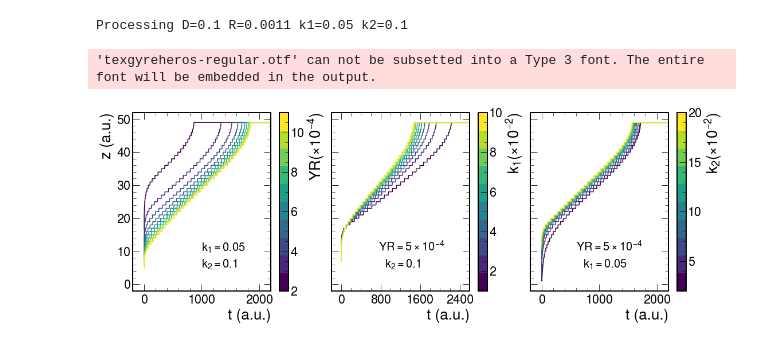
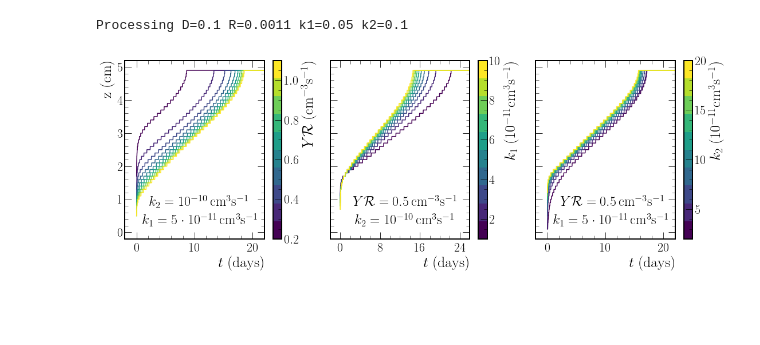
Before and after one commit to chrispap95/oxygen-diffusion-paper, a Jupyter notebook: notebooks/RunGPUSimulation_scan.ipynb, the cells around one changed output. Drawn from its saved outputs; the diff is of its cells as text; code cells hidden in the pictures; blank space fills up the shorter version.

```diff
--- a/notebooks/RunGPUSimulation_scan.ipynb
+++ b/notebooks/RunGPUSimulation_scan.ipynb
@@ -103,7 +105,10 @@ def run_sim(D, R, k1, k2):
     times = times - times[0]
     maximum = np.array(maximum)
     maximum = maximum / 10
-    label = f"D_{D}_R_{R}_k1_{k1}_k2_{k2}".replace(".", "p")
-    np.save(f"../data/sim_{label}", maximum)
+    label=f"D_{D}_R_{R}_k1_{k1}_k2_{k2}".replace(".", "p")
+    np.save(
+        f"../data/sim_{label}",
+        maximum
+    )
 # %%
 D = 0.1
@@ -129,20 +134,20 @@ def plot_sim(D, R_arr, k1_arr, k2_arr):
     for R in R_arr:
         filename = f"D_{D}_R_{R}_k1_{k1}_k2_{k2}".replace(".", "p")
         maximum = np.load(f"../data/sim_{filename}.npy")
-        times = np.linspace(0, 9999, 9999)
-        ax1.plot(times, maximum * 10)
-    scale = 0.0001
+        times = np.linspace(0, 99.99, 9999)
+        ax1.plot(times, maximum)
+    scale = 0.001
     cmap = plt.get_cmap("viridis", N)
-    norm = colors.Normalize(vmin=R_arr[0] / scale, vmax=R_arr[-1] / scale)
+    norm = colors.Normalize(vmin=R_arr[0]/scale, vmax=R_arr[-1]/scale)
     sm = plt.cm.ScalarMappable(cmap=cmap, norm=norm)
     sm.set_array([])
-    plt.colorbar(sm, ax=ax1, label=r"$YR (\times10^{-4})$", orientation="vertical")
-    ax1.set_xlim(-200, 2200)
-    ax1.set_ylim(-2, 52)
-    ax1.set_xlabel("t (a.u.)")
-    ax1.set_ylabel("z (a.u.)")
-    ax1.text(1000, 10, f"$k_1={k1}$", fontsize=20)
-    ax1.text(1000, 5, f"$k_2={k2}$", fontsize=20)
+    plt.colorbar(sm, ax=ax1, label=r"$Y\mathcal{R}$ $(\mathrm{cm}^{-3}\mathrm{s}^{-1})$", orientation="vertical")
+    ax1.set_xlim(-2, 22)
+    ax1.set_ylim(-0.2, 5.2)
+    ax1.set_xlabel(r"$t$ $(\mathrm{days})$")
+    ax1.set_ylabel(r"$\mathrm{z}$ $(\mathrm{cm})$")
+    ax1.text(2.2, 0.8, r"$k_2=10^{-10}\,\mathrm{cm}^{3}\mathrm{s}^{-1}$", fontsize=24)
+    ax1.text(1, 0.25, r"$k_1=5\cdot10^{-11}\,\mathrm{cm}^{3}\mathrm{s}^{-1}$", fontsize=24)
 
     N = len(k1_arr)
     color_cycle = plt.cycler(color=plt.cm.viridis(np.linspace(0, 1, N)))
@@ -152,59 +157,58 @@ def plot_sim(D, R_arr, k1_arr, k2_arr):
     for k1 in k1_arr:
         filename = f"D_{D}_R_{R}_k1_{k1}_k2_{k2}".replace(".", "p")
         maximum = np.load(f"../data/sim_{filename}.npy")
-        times = np.linspace(0, 9999, 9999)
-        ax2.plot(times, maximum * 10)
+        times = np.linspace(0, 99.99, 9999)
+        ax2.plot(times, maximum)
     scale = 0.01
     cmap = plt.get_cmap("viridis", N)
-    norm = colors.Normalize(vmin=k1_arr[0] / scale, vmax=k1_arr[-1] / scale)
+    norm = colors.Normalize(vmin=k1_arr[0]/scale, vmax=k1_arr[-1]/scale)
     sm = plt.cm.ScalarMappable(cmap=cmap, norm=norm)
     sm.set_array([])
-    plt.colorbar(sm, ax=ax2, label=r"$k_1 (\times10^{-2})$", orientation="vertical")
-    ax2.xaxis.set_major_locator(MultipleLocator(800))
-    ax2.xaxis.set_minor_locator(MultipleLocator(200))
-    ax2.set_xlim(-200, 2600)
-    ax2.set_ylim(-2, 52)
-    ax2.set_xlabel("t (a.u.)")
+    plt.colorbar(sm, ax=ax2, label=r"$k_1$ $(10^{-11}\mathrm{cm}^{3}\mathrm{s}^{-1})$", orientation="vertical")
+    ax2.xaxis.set_major_locator(MultipleLocator(8))
+    ax2.xaxis.set_minor_locator(MultipleLocator(2))
+    ax2.set_xlim(-2, 26)
+    ax2.set_ylim(-0.2, 5.2)
+    ax2.set_xlabel(r"$t$ $(\mathrm{days})$")
     # ax2.set_ylabel("z (a.u.)")
-    ax2.text(750, 10, r"$YR=5\times10^{-4}$", fontsize=20)
-    ax2.text(880, 5, f"$k_2={k2}$", fontsize=20)
+    ax2.text(2.5, 0.8, r"$Y\mathcal{R}=0.5\,\mathrm{cm}^{-3}\mathrm{s}^{-1}$", fontsize=24)
+    ax2.text(3, 0.25, r"$k_2=10^{-10}\,\mathrm{cm}^{3}\mathrm{s}^{-1}$", fontsize=24)
     ax2.tick_params(labelleft=False)
 
     N = len(k2_arr)
     color_cycle = plt.cycler(color=plt.cm.viridis(np.linspace(0, 1, N)))
     plt.rcParams["axes.prop_cycle"] = color_cycle
     R = 0.0005
     k1 = 0.05
     for k2 in k2_arr:
         filename = f"D_{D}_R_{R}_k1_{k1}_k2_{k2}".replace(".", "p")
         maximum = np.load(f"../data/sim_{filename}.npy")
-        times = np.linspace(0, 9999, 9999)
-        ax3.plot(times, maximum * 10)
+        times = np.linspace(0, 99.99, 9999)
+        ax3.plot(times, maximum)
     scale = 0.01
     cmap = plt.get_cmap("viridis", N)
-    norm = colors.Normalize(vmin=k2_arr[0] / scale, vmax=k2_arr[-1] / scale)
+    norm = colors.Normalize(vmin=k2_arr[0]/scale, vmax=k2_arr[-1]/scale)
     sm = plt.cm.ScalarMappable(cmap=cmap, norm=norm)
     sm.set_array([])
-    plt.colorbar(sm, ax=ax3, label=r"$k_2 (\times10^{-2})$", orientation="vertical")
-    ax3.set_xlim(-200, 2200)
-    ax3.set_ylim(-2, 52)
-    ax3.set_xlabel("t (a.u.)")
+    plt.colorbar(sm, ax=ax3, label=r"$k_2$ $(10^{-11}\mathrm{cm}^{3}\mathrm{s}^{-1})$", orientation="vertical")
+    ax3.set_xlim(-2, 22)
+    ax3.set_ylim(-0.2, 5.2)
+    ax3.set_xlabel(r"$t$ $(\mathrm{days})$")
     # ax3.set_ylabel("z (a.u.)")
-    ax3.text(600, 10, r"$YR=5\times10^{-4}$", fontsize=20)
-    ax3.text(720, 5, f"$k_1={k1}$", fontsize=20)
+    ax3.text(2.2, 0.8, r"$Y\mathcal{R}=0.5\,\mathrm{cm}^{-3}\mathrm{s}^{-1}$", fontsize=24)
+    ax3.text(1, 0.25, r"$k_1=5\cdot10^{-11}\,\mathrm{cm}^{3}\mathrm{s}^{-1}$", fontsize=24)
     ax3.tick_params(labelleft=False)
 
+
     fig.tight_layout()
-    plt.subplots_adjust(wspace=0.15)
+    plt.subplots_adjust(wspace=0.18)
     plt.savefig("../plots/simulation.pdf", bbox_inches="tight")
     plt.show()
-
 
 D = 0.1
 R_arr = [round(0.0001 * i, 4) for i in range(2, 12)]
 k1_arr = [round(0.01 * i, 4) for i in range(1, 11)]
 k2_arr = [round(0.02 * i, 4) for i in range(1, 11)]
 plot_sim(D, R_arr, k1_arr, k2_arr)
 # %% [output]
-'texgyreheros-regular.otf' can not be subsetted into a Type 3 font. The entire font will be embedded in the output.
-[figure, old version]
+[figure, new version]
```
Also changed, not shown: parts of 3 cells of this notebook, 1 other file.
